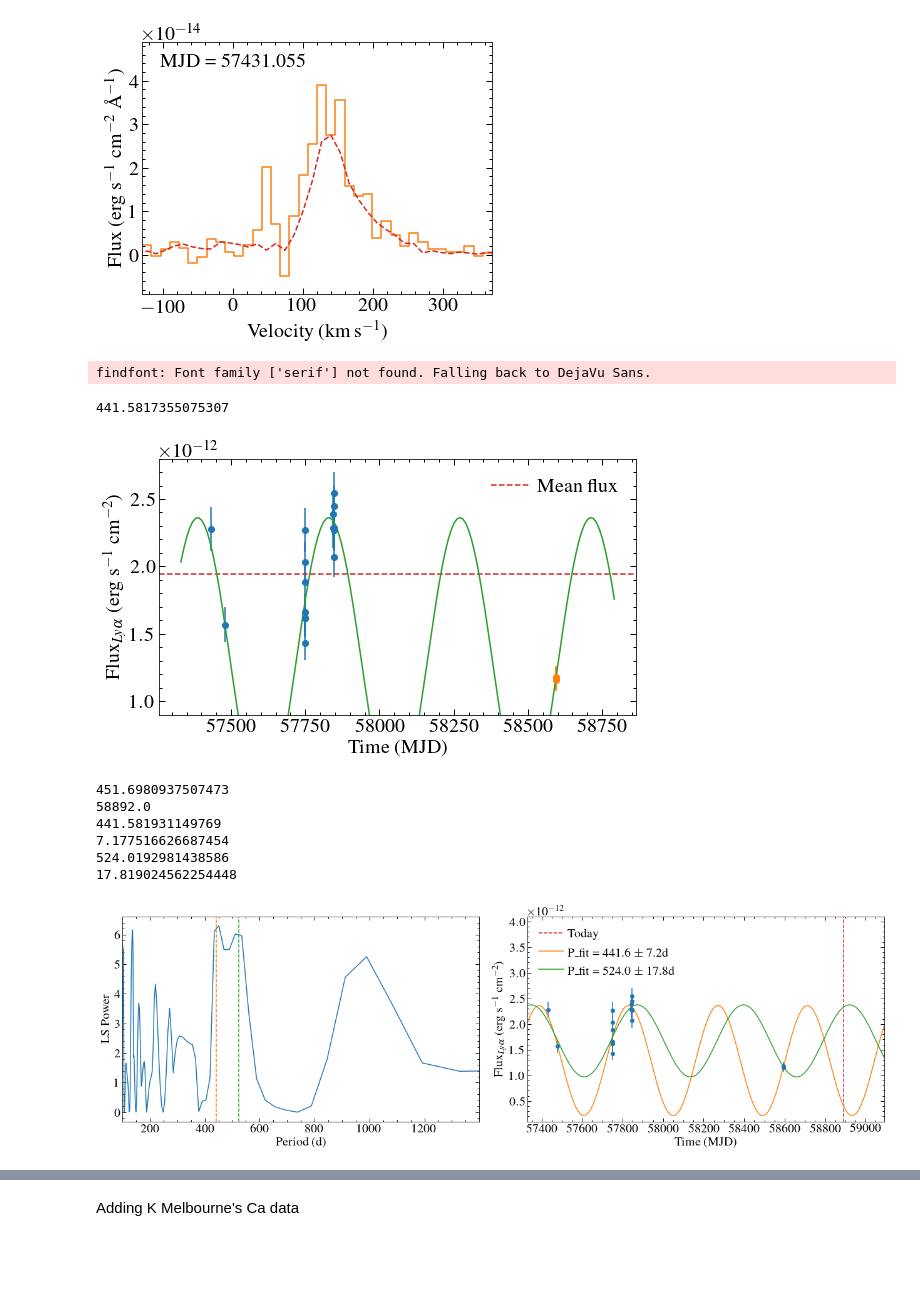
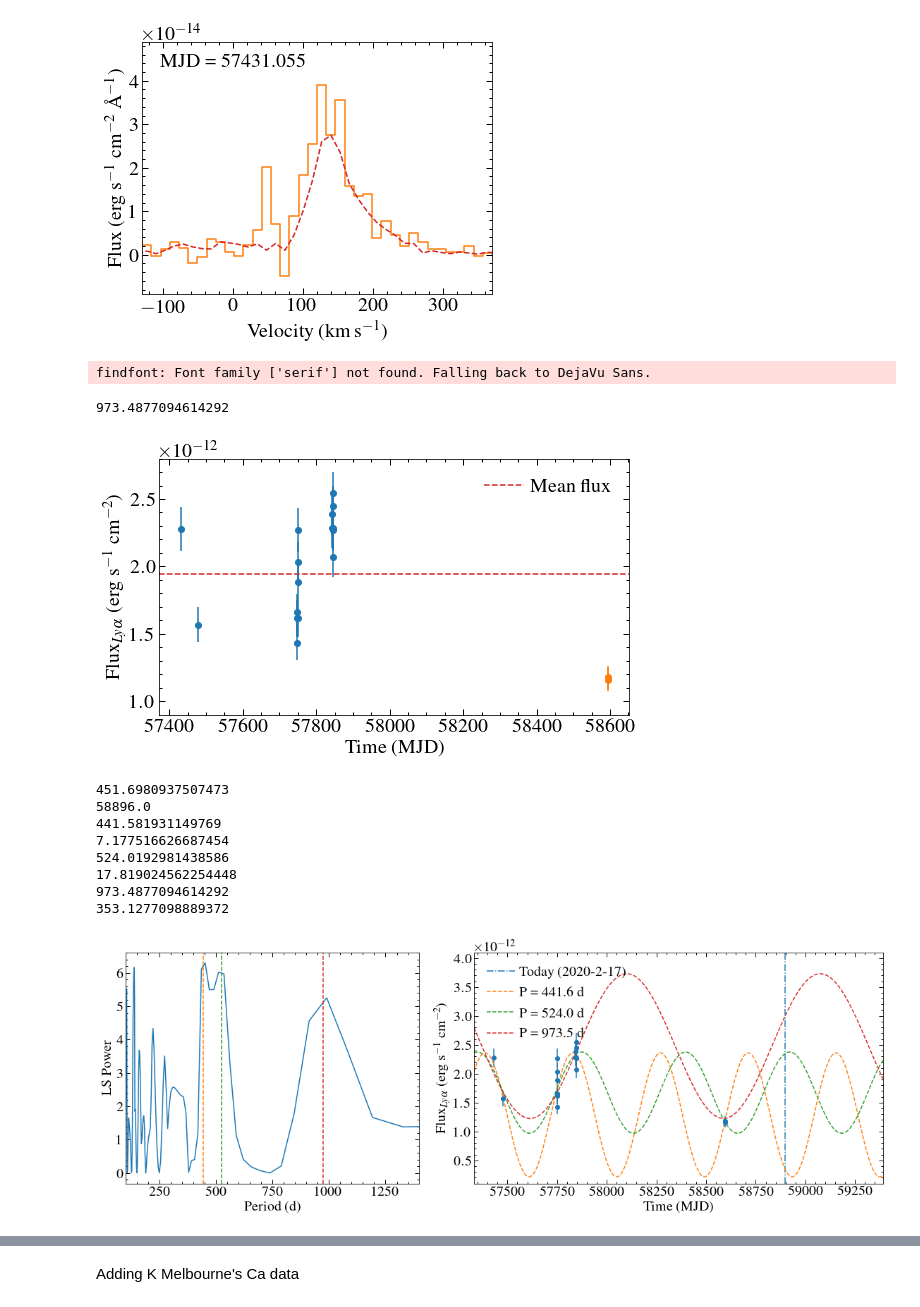
Before and after one commit to davidjwilson/gj1132, a Jupyter notebook: gj1132_lya.ipynb, the cells around one changed output, grey strips where cells are left out. Cells and saved outputs as stored; diff of their text form; code cells hidden in the pictures; blank space fills up the shorter version.

Commit message:
plots for prop

```diff
--- a/gj1132_lya.ipynb
+++ b/gj1132_lya.ipynb
@@ -226,27 +227,31 @@ plt.xlabel('Time (MJD)')
 plt.ylabel(r'Flux$_{Ly\alpha}$ (erg s$^{-1}$ cm$^{-2}$)')
 plt.legend()
 plt.ylim(0.9e-12, 2.8e-12)
-sin_mod =  models.Sine1D(amplitude=1e-12, frequency=1/500) + models.Const1D(2e-12)
+sin_mod =  models.Sine1D(amplitude=1e-12, frequency=1/1000) + models.Const1D(2e-12)
 sin_fit = fitter(sin_mod, times, flux, weights = 1/np.array(error), maxiter=10000)
 sin_fit_e = np.sqrt(np.diag(fitter.fit_info['param_cov']))
 timefit = np.arange(times[0]-100, times[-1]+200, 10)
-plt.plot(timefit, sin_fit(timefit))
+#plt.plot(timefit, sin_fit(timefit))
 
 plt.tight_layout()
 #plt.savefig('gj1132_lya_flux.png')
+#plt.fig('djw2.png', dpi=150)
 print(1/sin_fit[0].frequency)
 #print(sin_fit)
 # %% [output]
 findfont: Font family ['serif'] not found. Falling back to DejaVu Sans.
-441.5817355075307
+973.4877094614292
-[figure, old version]
+[figure, new version]
 # %%
 from astropy.timeseries import LombScargle
+import matplotlib.gridspec as gridspec
 
-plt.figure(figsize=(18, 6))
+
+plt.figure(figsize=(16, 6))
+gs = gridspec.GridSpec(1,7)
 ls =  LombScargle(times, flux, dy=np.array(error), normalization='model')
 frequency, power = ls.autopower(maximum_frequency = 1/100, minimum_frequency=1/1500, samples_per_peak=10)
-plt.subplot(121)
+plt.subplot(gs[0:3])
 
 plt.plot(1/frequency, power)
 period = 1/frequency[np.argmax(power)]
@@ -258,59 +263,62 @@ plt.ylabel('LS Power')
 plt.xlim(101, 1399)
 
 
-plt.subplot(122)
+plt.subplot(gs[3:])
 plt.errorbar(times, flux, yerr=error, ls='none', marker='o')
 
 plt.xlabel('Time (MJD)')
 plt.ylabel(r'Flux$_{Ly\alpha}$ (erg s$^{-1}$ cm$^{-2}$)')
 
 #plt.ylim(-1e-12, 2.8e-12)
-today = Time('2020-2-13', format='iso')
+today = Time('2020-2-17', format='iso')
 today = today.mjd
 print(today)
-plt.axvline(today, ls='--', c='C3', label='Today')
+plt.axvline(today, ls='-.', c='C0', label='Today (2020-2-17)')
 
-timefit = np.arange(times[0]-100, today+200, 10)
+timefit = np.arange(times[0]-100, today+500, 10)
 
 #f_guess = frequency[np.argmax(power)]
 #f_guess = 1/550
 periods = []
 p_errors = []
-for f_guess in (frequency[np.argmax(power)], 1/550):
+for f_guess in (frequency[np.argmax(power)], 1/550, 1/1000):
     sin_mod =  models.Sine1D(amplitude=1e-12, frequency=f_guess) + models.Const1D(2e-12)
     sin_fit = fitter(sin_mod, times, flux, weights = 1/np.array(error), maxiter=10000)
     sin_fit_e = np.sqrt(np.diag(fitter.fit_info['param_cov']))
 
     p_fit =  1/sin_fit[0].frequency
     periods.append(p_fit)
     p_e = sin_fit_e[1]/(sin_fit[0].frequency.value**2)
     p_errors.append(p_e)
     print(p_fit)
     print(p_e)
-    #label = 'P\_fit = {0:10.1f} d '.format(p_fit)
-    label = 'P\_fit = {0:10.1f} $\pm$ {1:10.1f}d '.format(p_fit, p_e)
+    label = 'P = {0:10.1f} d '.format(p_fit)
+    #label = 'P = {0:10.0f} $\pm$ {1:10.0f}d '.format(p_fit, p_e)
 
-    plt.plot(timefit, sin_fit(timefit), label=label)
+    plt.plot(timefit, sin_fit(timefit), label=label, ls='--')
 #plt.annotate('P\_fit = {0:10.1f} $\pm$ {1:10.1f}d '.format(p_fit, p_e), (0.5, 0.9), xycoords ='axes fraction' )
 #plt.xlim(times[0]-300, today+2000)
 plt.ylim(0.1e-12, 4.1e-12)
 plt.xlim(timefit[0], timefit[-1])
 plt.legend(loc=2)
 
 
-plt.subplot(121)
-[plt.axvline(p, ls='--', c=c) for p, c in zip(periods,['C1', 'C2'])]
+plt.subplot(gs[0:3])
+[plt.axvline(p, ls='--', c=c) for p, c in zip(periods,['C1', 'C2', 'C3'])]
 
 plt.tight_layout()
-#plt.savefig('gj1132_fits.png'.format(p_fit), dpi=150)
+#plt.savefig('three_periods.pdf', dpi=100)
+#print(len(flux))
 # %% [output]
 451.6980937507473
-58892.0
+58896.0
 441.581931149769
 7.177516626687454
 524.0192981438586
 17.819024562254448
+973.4877094614292
+353.1277098889372
-[figure, old version]
+[figure, new version]
 # %%
 today = date.today()
 today
```
Also changed, not shown: parts of 12 cells of this notebook, 9 other files.
